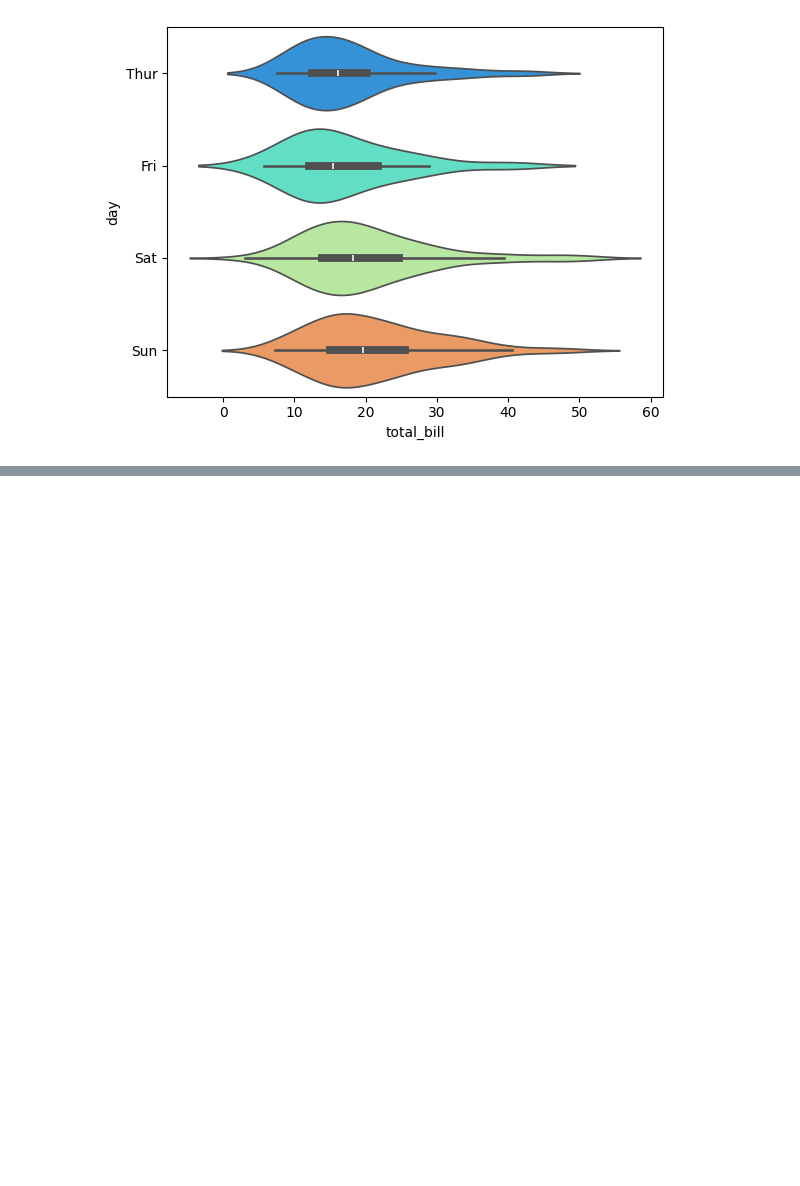
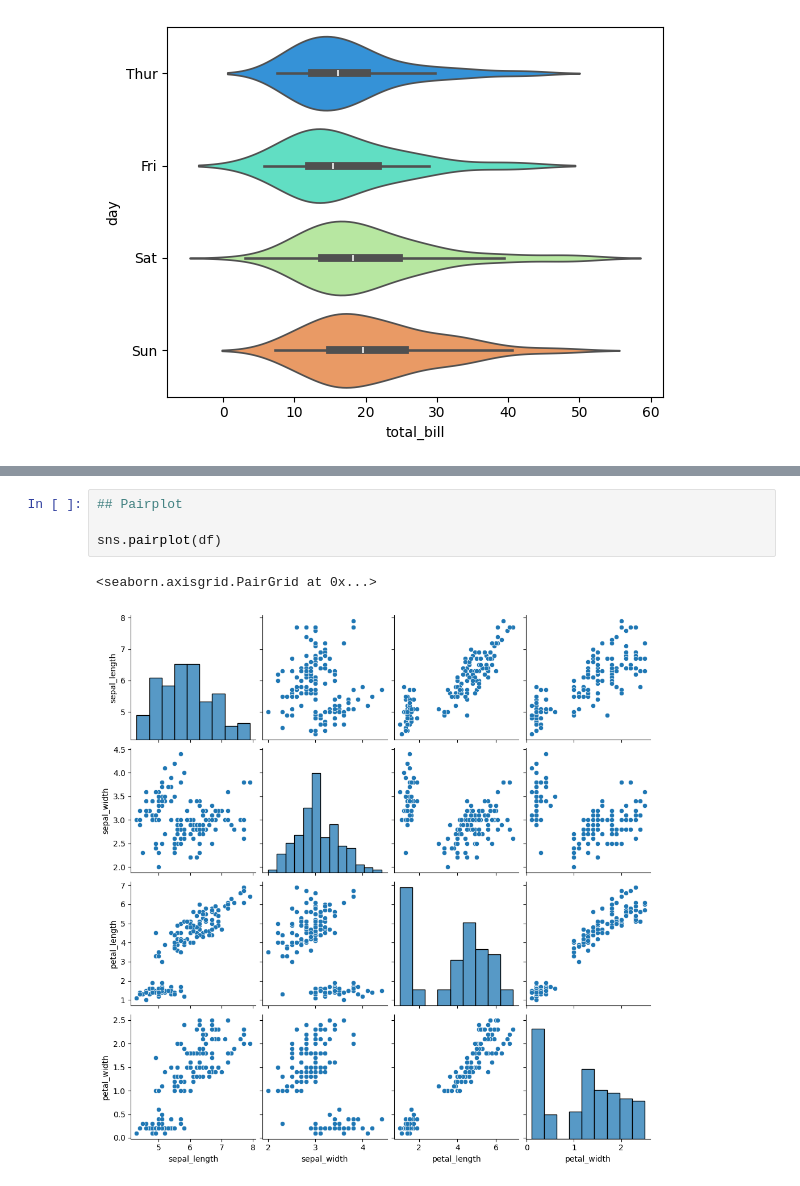
Before and after one commit to SUDHAN1022/Python-for-data-science, a Jupyter notebook: python_series.ipynb, the cells around one changed output, grey strips where cells are left out. Saved outputs shown, nothing was run; the diff lists cells and outputs as text; blank space fills up the shorter version.

```diff
--- a/python_series.ipynb
+++ b/python_series.ipynb
@@ -875,0 +950,7 @@ Passing `palette` without assigning `hue` is deprecated and will be removed in v
+# %%
+## Pairplot
+
+sns.pairplot(df)
+# %% [output]
+<seaborn.axisgrid.PairGrid at 0x...>
+[figure, added]
```
Also changed, not shown: parts of 25 cells of this notebook.
